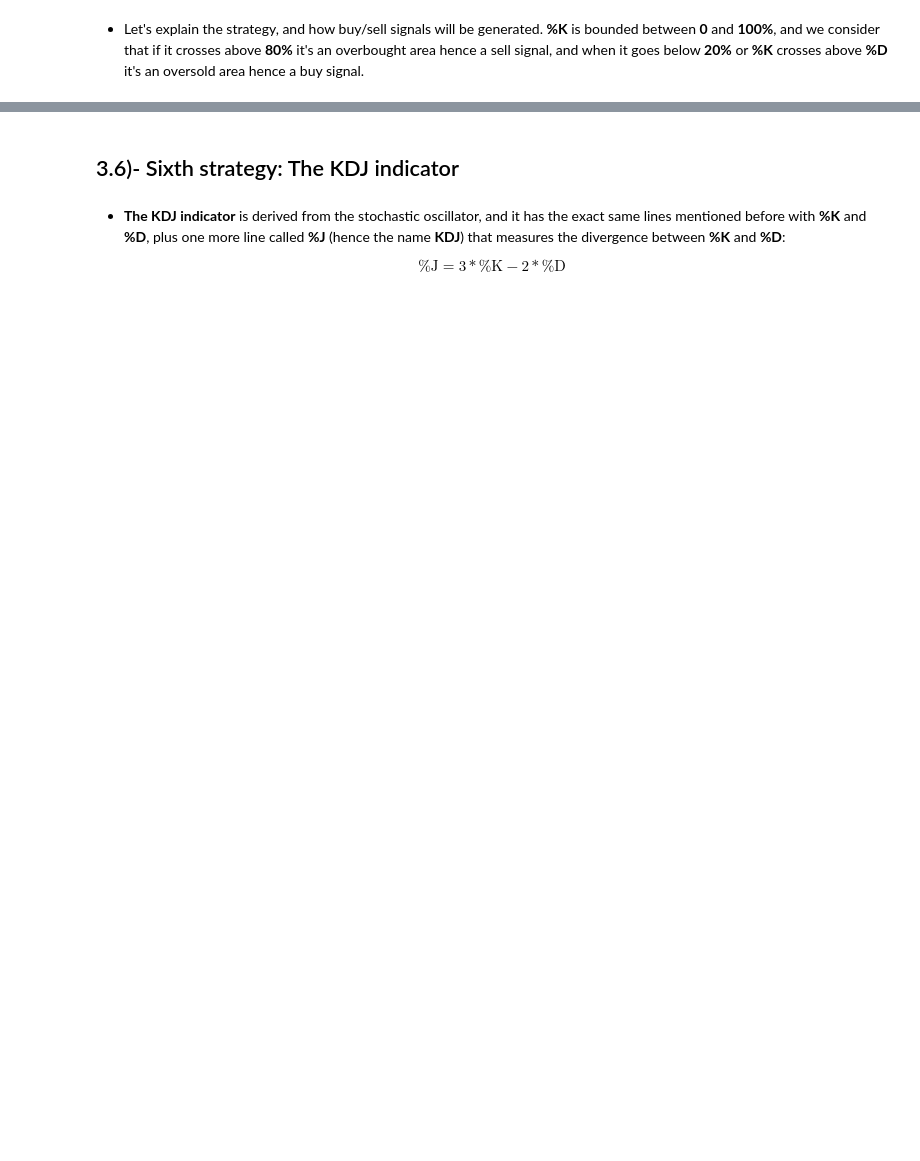
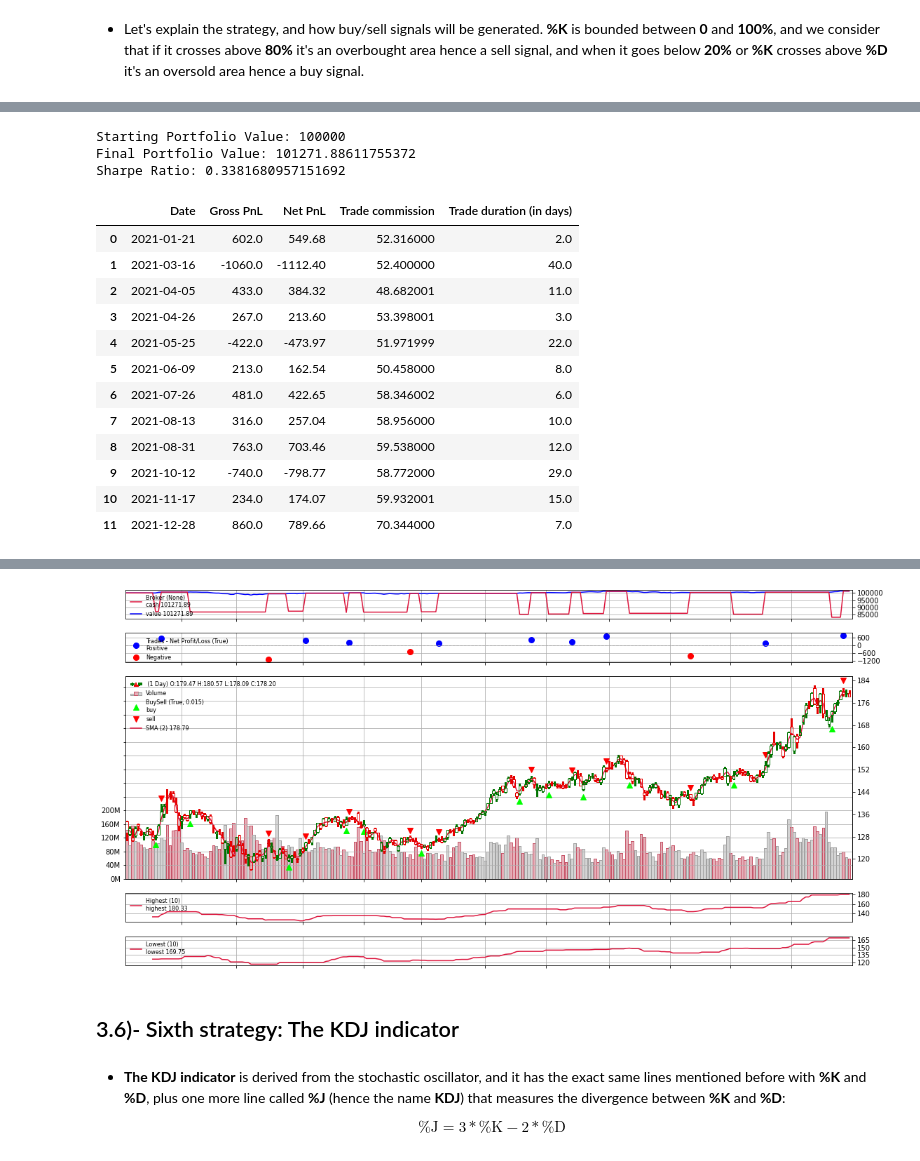
Before and after one commit to aahouzi/Stock-price-forecasting, a Jupyter notebook: notebooks/quantitative_trading_strategies.ipynb, the cells around one changed output, grey strips where cells are left out. Cells and saved outputs as stored; diff of their text form; code cells hidden in the pictures; blank space fills up the shorter version.

Commit message:
Backtrader for stochastic oscillator

```diff
--- a/notebooks/quantitative_trading_strategies.ipynb
+++ b/notebooks/quantitative_trading_strategies.ipynb
@@ -642,0 +564,24 @@ plt.show()
+# %%
+class StochasticOscillatorStrategy(bt.Strategy):
+    params = (('pk', 10),
+              ('pd', 2),
+              ('up_percent', 80),
+              ('low_percent', 20)
+            )
+
+    def __init__(self):
+        # Get rolling highest and lowest values over a window
+        H = bt.ind.Highest(self.data.close, period=self.params.pk)
+        L = bt.ind.Lowest(self.data.close, period=self.params.pk)
+
+        # Compute K & D
+        self.l.K = 100 * (self.data.close - L) / (H - L)
+        self.l.D = bt.indicators.SMA(self.data.close, period=self.params.pd)
+
+    def next(self):
+        if not self.position:
+          if self.l.K < self.params.low_percent or self.l.K > self.l.D:
+             self.buy()
+        else:
+          if self.l.K > self.params.up_percent:
+            self.sell()
@@ -642,0 +628,24 @@ plt.show()
+# %%
+# Run the strategy & plot the results
+set_and_run(data,
+            StochasticOscillatorStrategy,
+            startcash,
+            commission,
+            stake)
+# %% [output]
+Starting Portfolio Value: 100000
+Final Portfolio Value: 101271.88611755372
+Sharpe Ratio: 0.3381680957151692
+|  | Date | Gross PnL | Net PnL | Trade commission | Trade duration (in days) |
+| 0 | 2021-01-21 | 602.0 | 549.68 | 52.316000 | 2.0 |
+| 1 | 2021-03-16 | -1060.0 | -1112.40 | 52.400000 | 40.0 |
+| 2 | 2021-04-05 | 433.0 | 384.32 | 48.682001 | 11.0 |
+| 3 | 2021-04-26 | 267.0 | 213.60 | 53.398001 | 3.0 |
+| 4 | 2021-05-25 | -422.0 | -473.97 | 51.971999 | 22.0 |
+| 5 | 2021-06-09 | 213.0 | 162.54 | 50.458000 | 8.0 |
+| 6 | 2021-07-26 | 481.0 | 422.65 | 58.346002 | 6.0 |
+| 7 | 2021-08-13 | 316.0 | 257.04 | 58.956000 | 10.0 |
+| 8 | 2021-08-31 | 763.0 | 703.46 | 59.538000 | 12.0 |
+| 9 | 2021-10-12 | -740.0 | -798.77 | 58.772000 | 29.0 |
+| 10 | 2021-11-17 | 234.0 | 174.07 | 59.932001 | 15.0 |
+| 11 | 2021-12-28 | 860.0 | 789.66 | 70.344000 | 7.0 |
@@ -643,3 +654,4 @@ plt.show()
+[figure, added]
 # %% [markdown]
 ## 3.6)- Sixth strategy: The KDJ indicator
 # %% [markdown]
```
Also changed, not shown: parts of 10 cells of this notebook.
